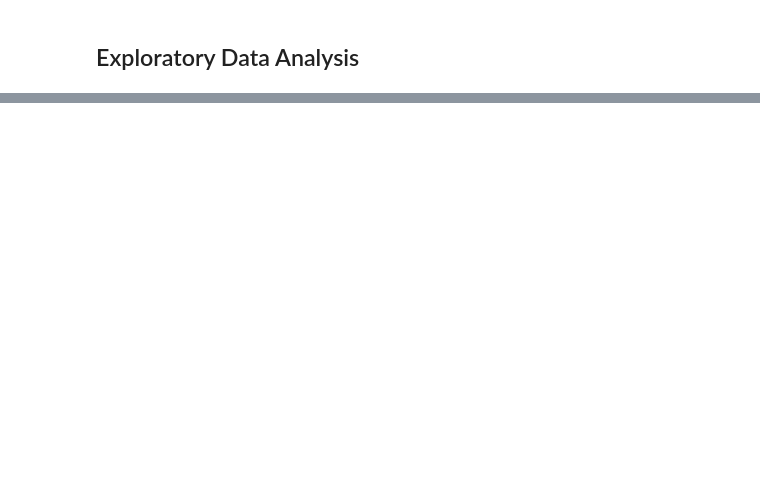
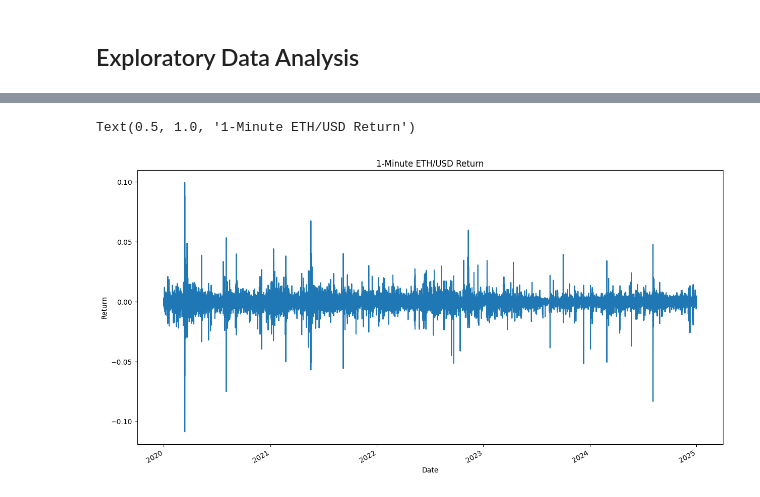
Before and after one commit to josedanielisidororeyes/Anal-tica-Descriptiva-y-Predictiva, a Jupyter notebook: Capstone_Proyect_12526.ipynb, the cells around one changed output, grey strips where cells are left out. Saved outputs shown, nothing was run; the diff lists cells and outputs as text; code cells hidden in the pictures; blank space fills up the shorter version.

```diff
--- a/Capstone_Proyect_12526.ipynb
+++ b/Capstone_Proyect_12526.ipynb
@@ -183,0 +174,9 @@ np.int64(0)
+# %%
+plt.figure(figsize =  (15, 8))
+df["close"].pct_change().plot()
+plt.xlabel('Date')
+plt.ylabel('Return')
+plt.title('1-Minute ETH/USD Return')
+# %% [output]
+Text(0.5, 1.0, '1-Minute ETH/USD Return')
+[figure, added]
```
Also changed, not shown: parts of 42 cells of this notebook.
